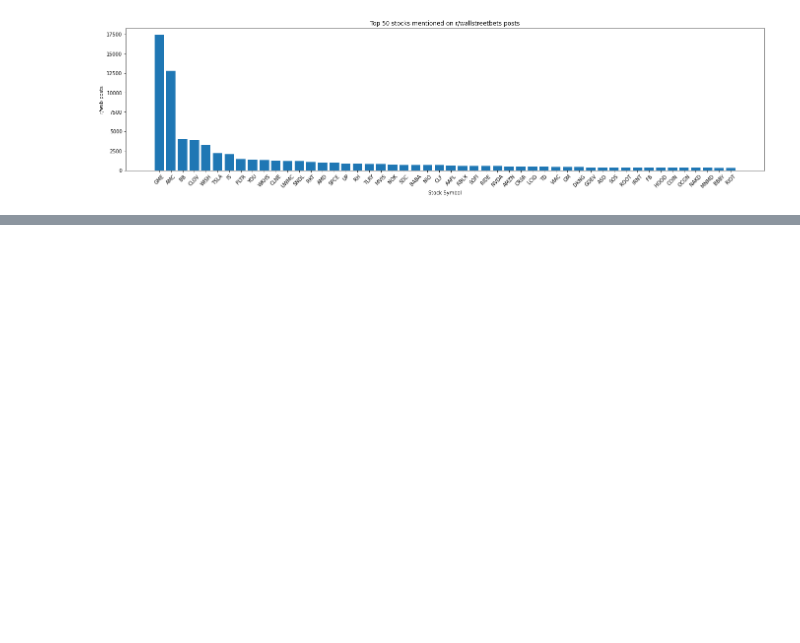
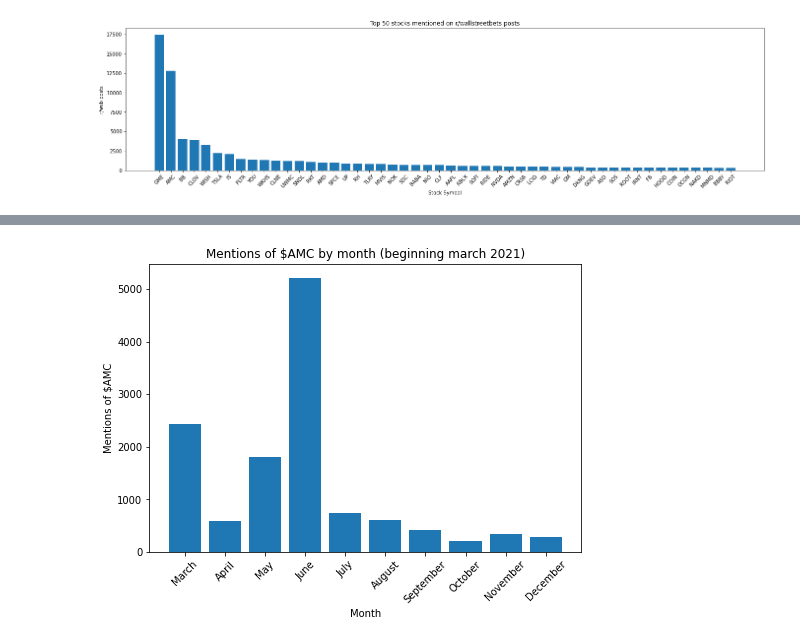
Before and after one commit to ChristopheBrown/sm-ml, a Jupyter notebook: reddit-sandbox.ipynb, the cells around one changed output, grey strips where cells are left out. Cells and saved outputs as stored; diff of their text form; code cells hidden in the pictures; blank space fills up the shorter version.

```diff
--- a/reddit-sandbox.ipynb
+++ b/reddit-sandbox.ipynb
@@ -135,0 +128,23 @@ plt.show()
+# %%
+# Let's now take a look at mentions of AMC by month from March 2021 to Dec 2021
+amc_mentions = []
+
+amc = df_50.loc[df['symbol'] == 'AMC']
+for month in months.values():
+    amc_mentions.append(len(amc.loc[df['month'] == month]))
+
+# There is no January or February data from this dataset. We will remove the Jan/Feb index as well
+# So index 0 of gme_mentions corresponds to March 2021. (beneath started recording data from March 9, 2021)
+amc_mentions = amc_mentions[2:]
+
+# Viz
+fig = plt.figure()
+ax = fig.add_axes([0,0,1,1])
+ax.bar(list(months.keys())[2:], amc_mentions)
+plt.xlabel("Month")
+plt.ylabel("Mentions of $AMC")
+plt.title('Mentions of $AMC by month (beginning march 2021)')
+plt.xticks(rotation = 45)
+plt.show()
+# %% [output]
+[figure, added]
```
Also changed, not shown: parts of 4 cells of this notebook.
